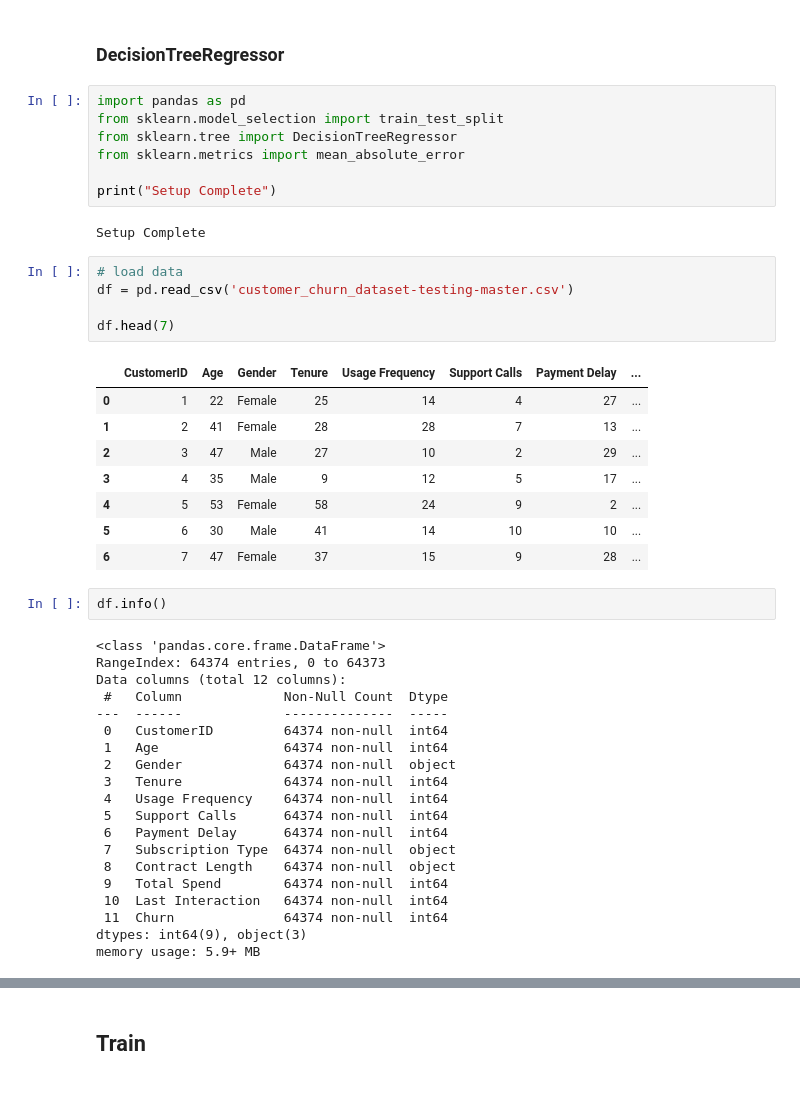
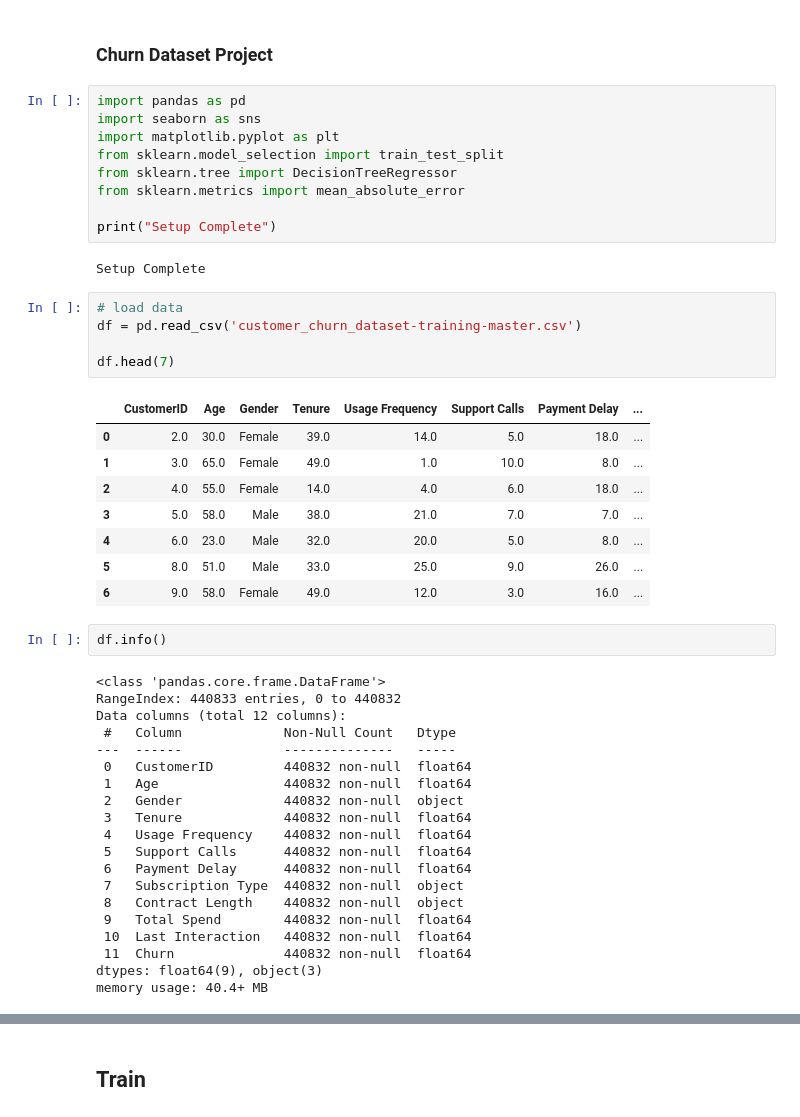
Before and after one commit to Alwin-Sajan/Churn-Project, a Jupyter notebook: Churn_Project.ipynb, the cells around one changed output, grey strips where cells are left out. Saved outputs shown, nothing was run; the diff lists cells and outputs as text.

```diff
--- a/Churn_Project.ipynb
+++ b/Churn_Project.ipynb
@@ -1,7 +1,9 @@
-# %% [markdown]
-### DecisionTreeRegressor
+# %% [markdown]
+### Churn Dataset Project
 # %%
 import pandas as pd
+import seaborn as sns
+import matplotlib.pyplot as plt
 from sklearn.model_selection import train_test_split
 from sklearn.tree import DecisionTreeRegressor
 from sklearn.metrics import mean_absolute_error
@@ -11,37 +13,37 @@ print("Setup Complete")
 Setup Complete
 # %%
 # load data
-df = pd.read_csv('customer_churn_dataset-testing-master.csv')
+df = pd.read_csv('customer_churn_dataset-training-master.csv')
 
 df.head(7)
 # %% [output]
 |  | CustomerID | Age | Gender | Tenure | Usage Frequency | Support Calls | Payment Delay | ... |
-| 0 | 1 | 22 | Female | 25 | 14 | 4 | 27 | ... |
-| 1 | 2 | 41 | Female | 28 | 28 | 7 | 13 | ... |
-| 2 | 3 | 47 | Male | 27 | 10 | 2 | 29 | ... |
-| 3 | 4 | 35 | Male | 9 | 12 | 5 | 17 | ... |
-| 4 | 5 | 53 | Female | 58 | 24 | 9 | 2 | ... |
-| 5 | 6 | 30 | Male | 41 | 14 | 10 | 10 | ... |
-| 6 | 7 | 47 | Female | 37 | 15 | 9 | 28 | ... |
+| 0 | 2.0 | 30.0 | Female | 39.0 | 14.0 | 5.0 | 18.0 | ... |
+| 1 | 3.0 | 65.0 | Female | 49.0 | 1.0 | 10.0 | 8.0 | ... |
+| 2 | 4.0 | 55.0 | Female | 14.0 | 4.0 | 6.0 | 18.0 | ... |
+| 3 | 5.0 | 58.0 | Male | 38.0 | 21.0 | 7.0 | 7.0 | ... |
+| 4 | 6.0 | 23.0 | Male | 32.0 | 20.0 | 5.0 | 8.0 | ... |
+| 5 | 8.0 | 51.0 | Male | 33.0 | 25.0 | 9.0 | 26.0 | ... |
+| 6 | 9.0 | 58.0 | Female | 49.0 | 12.0 | 3.0 | 16.0 | ... |
 # %%
 df.info()
 # %% [output]
 <class 'pandas.core.frame.DataFrame'>
-RangeIndex: 64374 entries, 0 to 64373
+RangeIndex: 440833 entries, 0 to 440832
 Data columns (total 12 columns):
- #   Column             Non-Null Count  Dtype
----  ------             --------------  -----
- 0   CustomerID         64374 non-null  int64
- 1   Age                64374 non-null  int64
- 2   Gender             64374 non-null  object
- 3   Tenure             64374 non-null  int64
- 4   Usage Frequency    64374 non-null  int64
- 5   Support Calls      64374 non-null  int64
- 6   Payment Delay      64374 non-null  int64
- 7   Subscription Type  64374 non-null  object
- 8   Contract Length    64374 non-null  object
- 9   Total Spend        64374 non-null  int64
- 10  Last Interaction   64374 non-null  int64
- 11  Churn              64374 non-null  int64
-dtypes: int64(9), object(3)
-memory usage: 5.9+ MB
+ #   Column             Non-Null Count   Dtype
+---  ------             --------------   -----
+ 0   CustomerID         440832 non-null  float64
+ 1   Age                440832 non-null  float64
+ 2   Gender             440832 non-null  object
+ 3   Tenure             440832 non-null  float64
+ 4   Usage Frequency    440832 non-null  float64
+ 5   Support Calls      440832 non-null  float64
+ 6   Payment Delay      440832 non-null  float64
+ 7   Subscription Type  440832 non-null  object
+ 8   Contract Length    440832 non-null  object
+ 9   Total Spend        440832 non-null  float64
+ 10  Last Interaction   440832 non-null  float64
+ 11  Churn              440832 non-null  float64
+dtypes: float64(9), object(3)
+memory usage: 40.4+ MB
```
Also changed, not shown: parts of 28 cells of this notebook.
